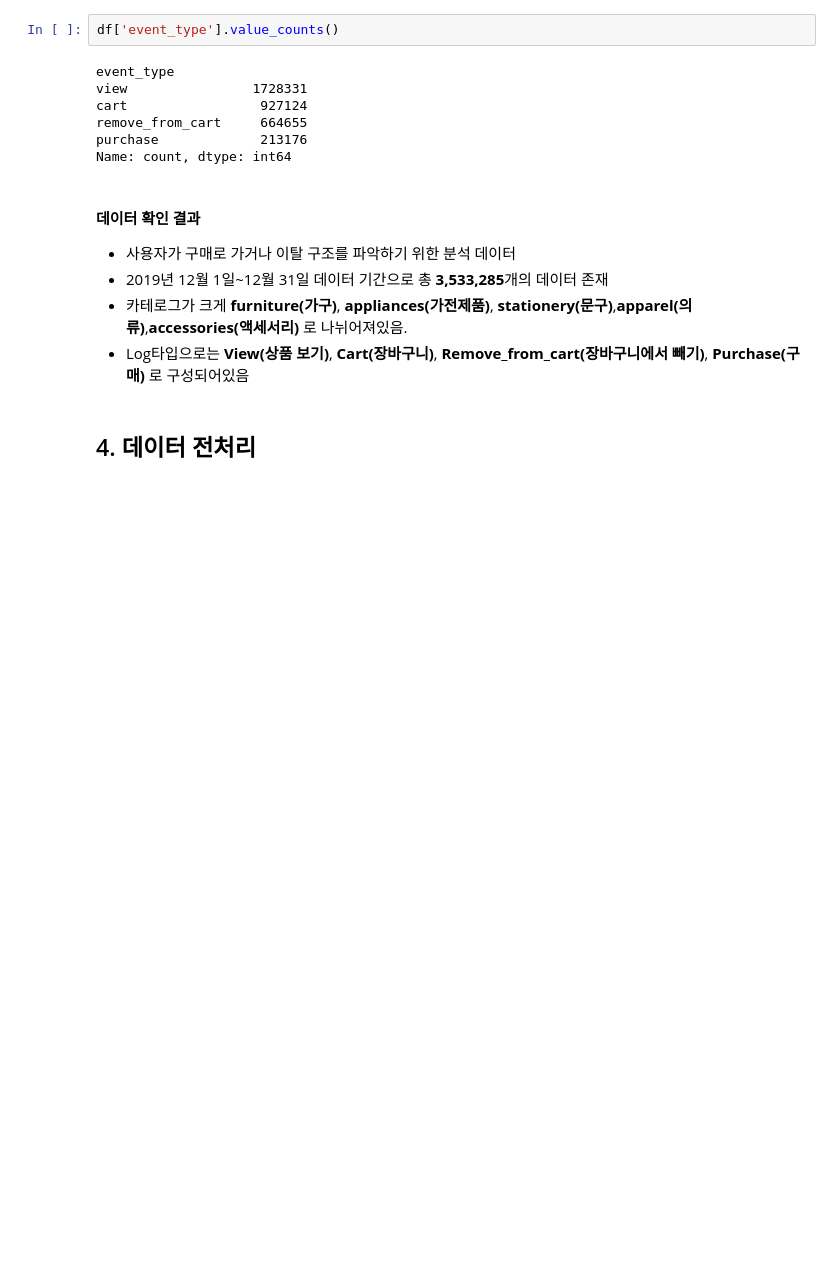
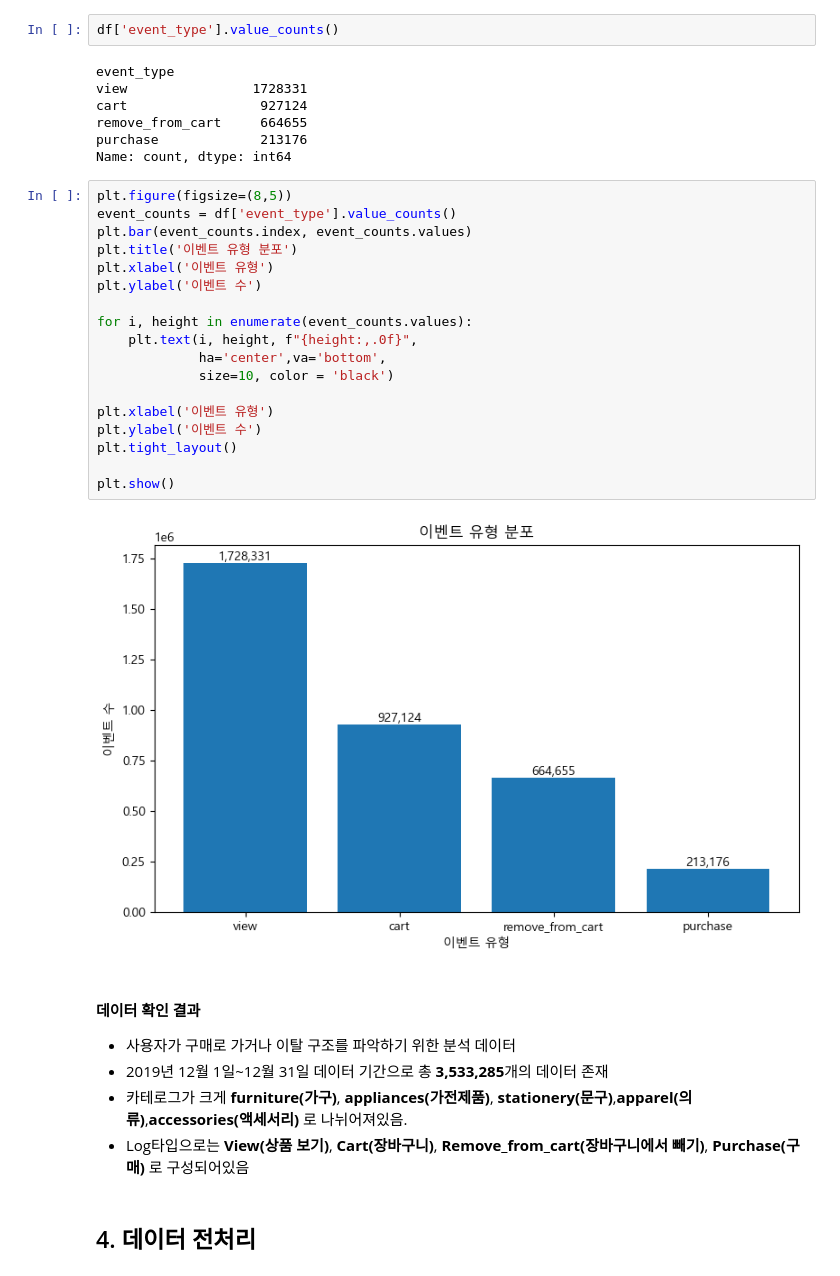
Before and after one commit to None425/ecommerce-user-behavior-analysis, a Jupyter notebook: notebooks/ECommerceLog.ipynb, the cells around one changed output. Drawn from its saved outputs; the diff is of its cells as text; blank space fills up the shorter version.

```diff
--- a/notebooks/ECommerceLog.ipynb
+++ b/notebooks/ECommerceLog.ipynb
@@ -113,6 +113,26 @@ cart                 927124
 remove_from_cart     664655
 purchase             213176
 Name: count, dtype: int64
+# %%
+plt.figure(figsize=(8,5))
+event_counts = df['event_type'].value_counts()
+plt.bar(event_counts.index, event_counts.values)
+plt.title('이벤트 유형 분포')
+plt.xlabel('이벤트 유형')
+plt.ylabel('이벤트 수')
+
+for i, height in enumerate(event_counts.values):
+    plt.text(i, height, f"{height:,.0f}",
+             ha='center',va='bottom',
+             size=10, color = 'black')
+
+plt.xlabel('이벤트 유형')
+plt.ylabel('이벤트 수')
+plt.tight_layout()
+
+plt.show()
+# %% [output]
+[figure, added]
 # %% [markdown]
 #### 데이터 확인 결과
 - 사용자가 구매로 가거나 이탈 구조를 파악하기 위한 분석 데이터
```
Also changed, not shown: parts of 35 cells of this notebook.
